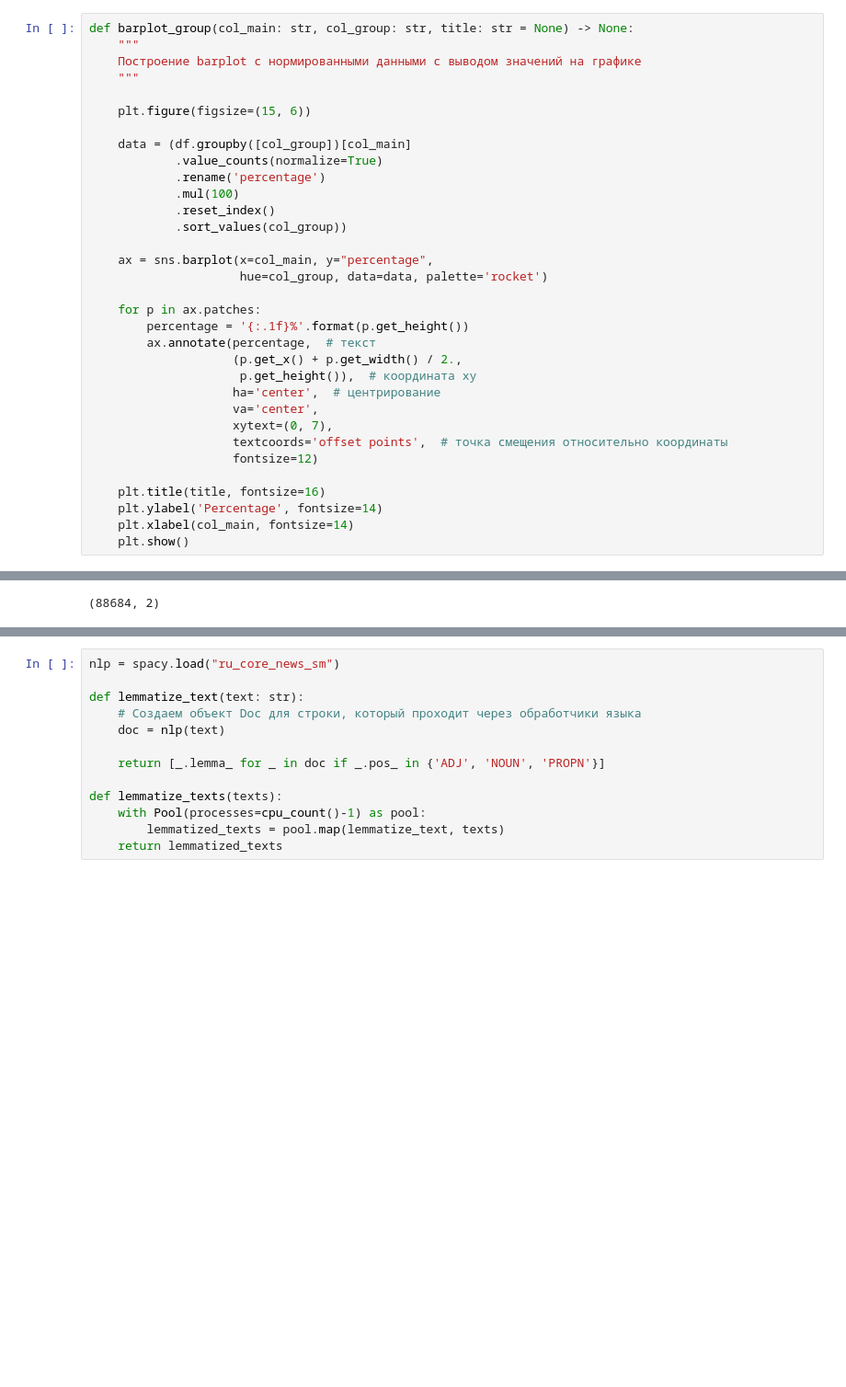
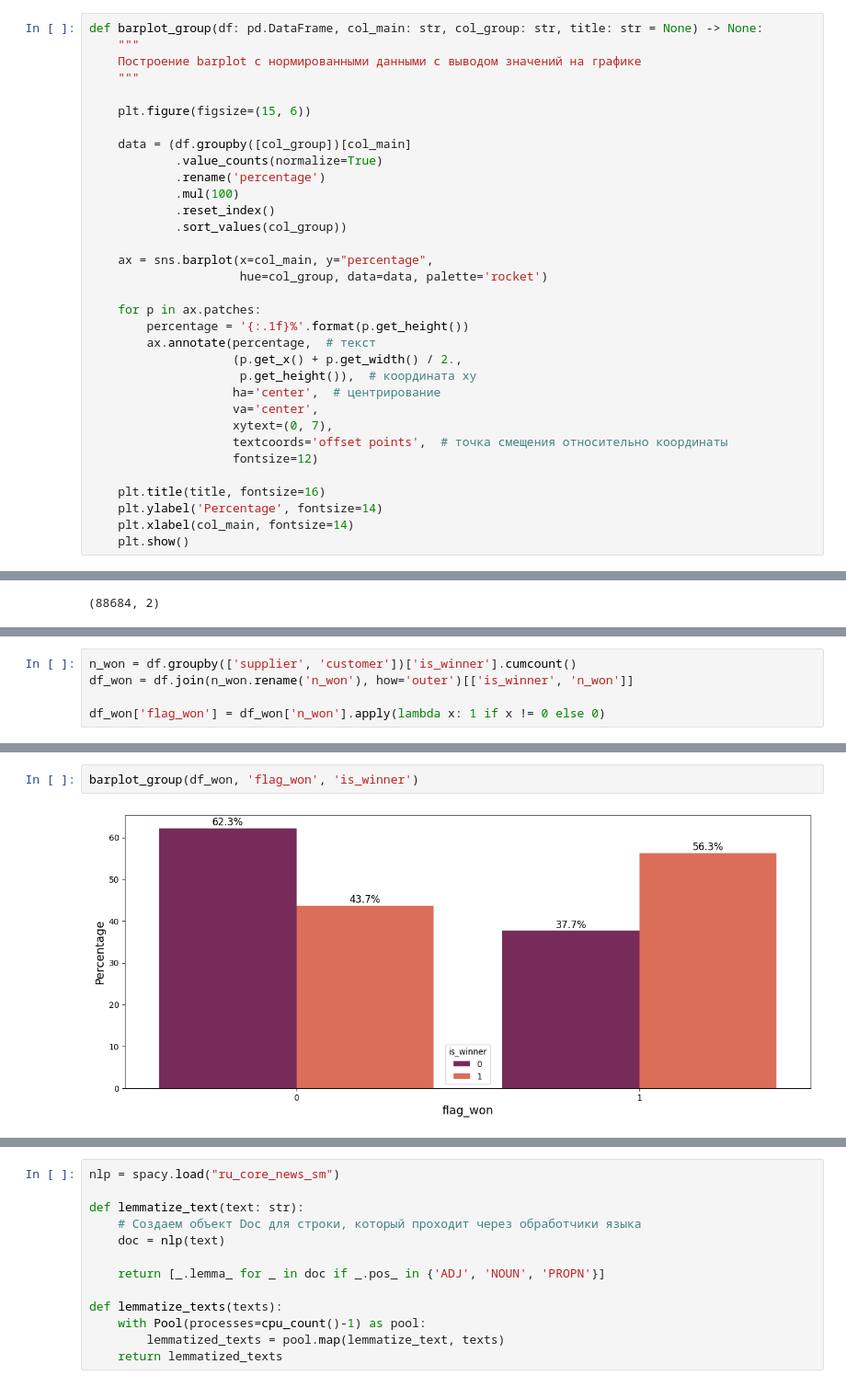
Before and after one commit to Lsdbot/Zakupki, a Jupyter notebook: notebooks/EDA.ipynb, the cells around one changed output, grey strips where cells are left out. Shown: that part at 92% size. Cells and saved outputs as stored; diff of their text form; blank space fills up the shorter version.

```diff
--- a/notebooks/EDA.ipynb
+++ b/notebooks/EDA.ipynb
@@ -54,7 +54,7 @@ def get_bins_target(df: pd.DataFrame, target_name: str) -> None:
     plt.yticks(fontsize=14)
     plt.show()
 # %%
-def barplot_group(col_main: str, col_group: str, title: str = None) -> None:
+def barplot_group(df: pd.DataFrame, col_main: str, col_group: str, title: str = None) -> None:
     """
     Построение barplot с нормированными данными с выводом значений на графике
     """
@@ -435,0 +430,5 @@ sns.barplot(x=df_filtered['size'], y=df_filtered.win_share)
+# %%
+n_won = df.groupby(['supplier', 'customer'])['is_winner'].cumcount()
+df_won = df.join(n_won.rename('n_won'), how='outer')[['is_winner', 'n_won']]
+
+df_won['flag_won'] = df_won['n_won'].apply(lambda x: 1 if x != 0 else 0)
@@ -435,0 +457,4 @@ sns.barplot(x=df_filtered['size'], y=df_filtered.win_share)
+# %%
+barplot_group(df_won, 'flag_won', 'is_winner')
+# %% [output]
+[figure, added]
```
Also changed, not shown: parts of 15 cells of this notebook.
